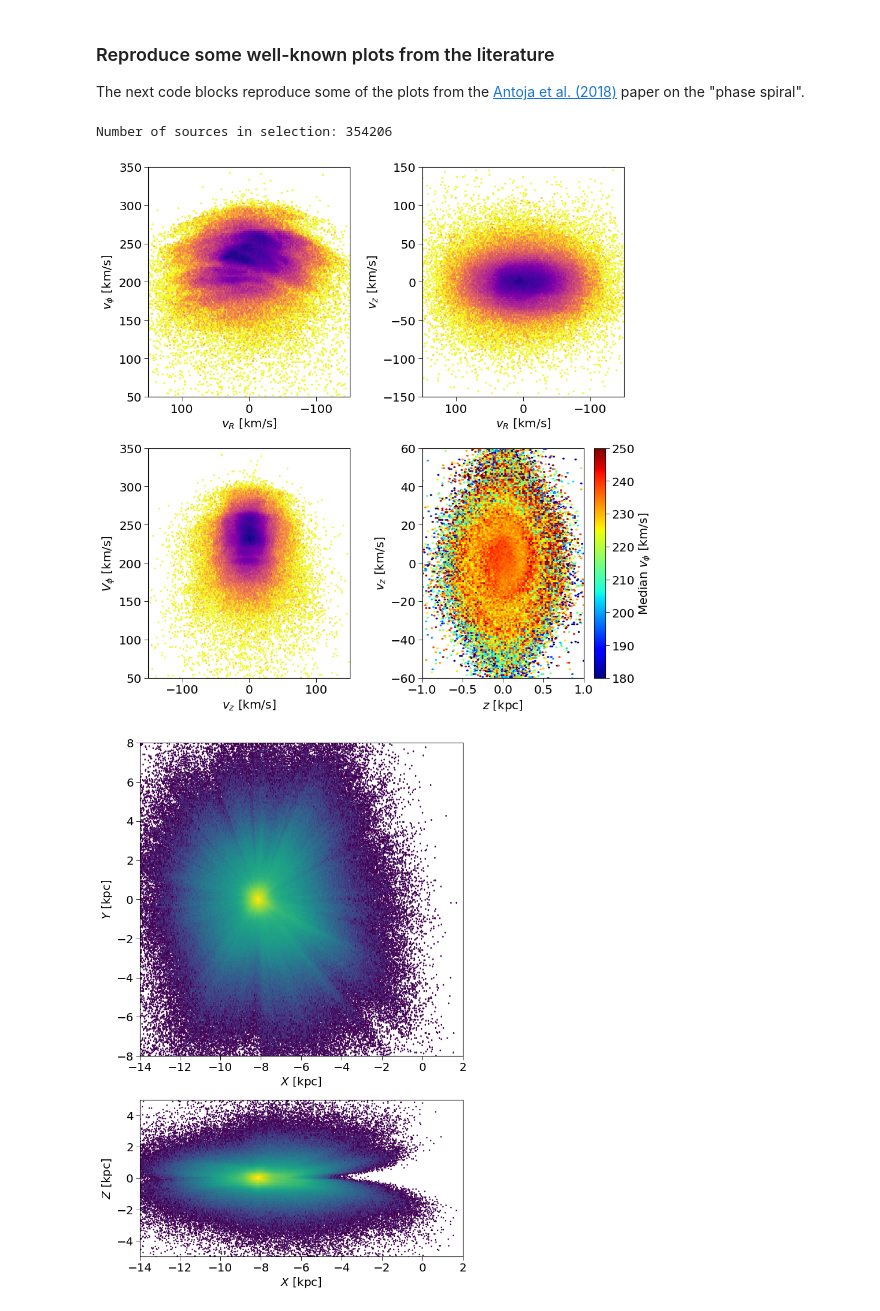
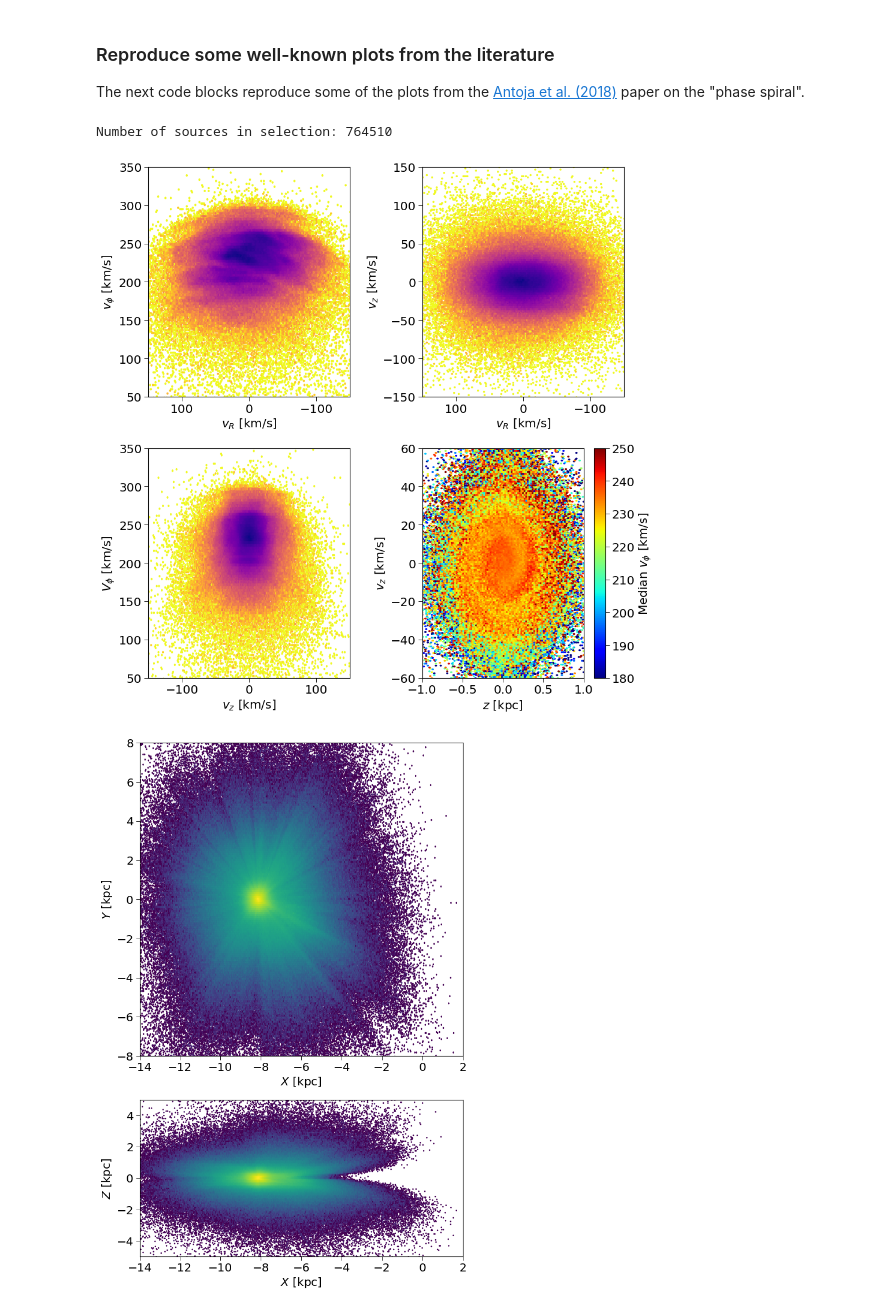
Before and after one commit to agabrown/gaiadr2-6dgold-example, a Jupyter notebook: Build6DGoldSample.ipynb, the cells around one changed output. Cells and saved outputs as stored; diff of their text form; code cells hidden in the pictures.

```diff
--- a/Build6DGoldSample.ipynb
+++ b/Build6DGoldSample.ipynb
@@ -331,27 +331,32 @@ Usun = 11.1*u.km/u.s
 Vsun = 12.24*u.km/u.s
 Wsun = 7.25*u.km/u.s
 
+# Transform to Galactocentric Cartesian
 sun_motion = CartesianDifferential(Usun, vc+Vsun, Wsun)
-gal_coords = icrs_coords.transform_to(Galactocentric(galcen_distance=Rsun, z_sun=zsun, galcen_v_sun=sun_motion))
+galactocentric_cartesian = icrs_coords.transform_to(Galactocentric(galcen_distance=Rsun,
+                                                               z_sun=zsun, galcen_v_sun=sun_motion))
+galactocentric_cartesian.set_representation_cls(base='cartesian')
 
 # Transform to Galactocentric cylindrical
-gal_coords.set_representation_cls(base='cylindrical')
+galactocentric_cylindrical = icrs_coords.transform_to(Galactocentric(galcen_distance=Rsun,
+                                                                     z_sun=zsun, galcen_v_sun=sun_motion))
+galactocentric_cylindrical.set_representation_cls(base='cylindrical')
 
-R = gal_coords.rho
-phi = gal_coords.phi.to(u.deg)
-z = gal_coords.z
-vR = gal_coords.d_rho.to(u.km/u.s)
+R = galactocentric_cylindrical.rho
+phi = galactocentric_cylindrical.phi.to(u.deg)
+phi = np.where(phi<0*u.deg, phi+360*u.deg, phi.to(u.deg))*u.deg
+z = galactocentric_cylindrical.z
+vR = galactocentric_cylindrical.d_rho.to(u.km/u.s)
 # In the literature vphi is calculated for a left-handed coordinate system!
-# This is to have for convenience postive values of vphi at the position of the sun.
-vphi = -(gal_coords.d_phi.to(u.rad/u.yr)/u.rad * gal_coords.rho).to(u.km/u.s)
-vz = gal_coords.d_z.to(u.km/u.s)
+# This is for the convenience of having postive values of vphi at the position of the sun.
+vphi = -(galactocentric_cylindrical.d_phi.to(u.rad/u.yr)/u.rad * galactocentric_cylindrical.rho).to(u.km/u.s)
+vz = galactocentric_cylindrical.d_z.to(u.km/u.s)
 # %% [markdown]
 ### Reproduce some well-known plots from the literature
 
 The next code blocks reproduce some of the plots from the [Antoja et al. (2018)](https://ui.adsabs.harvard.edu/#abs/2018Natur.561..360A/abstract) paper on the "phase spiral".
 # %%
-antoja = (R>=Rsun-100*u.pc) & (R<=Rsun+100*u.pc) & clean_poskin & (phi>170*u.deg) \
-    & (phi<190*u.deg)
+antoja = (R>=Rsun-100*u.pc) & (R<=Rsun+100*u.pc) & clean_poskin
 
 print("Number of sources in selection: {0}".format(vR[antoja].size))
 
@@ -366,33 +371,33 @@ axUV.set_xlabel(r'$v_R$ [km/s]')
 axUV.set_ylabel(r'$v_\phi$ [km/s]')
 axUV.set_xlim(-150,150)
 axUV.set_ylim(50,350)
 axUV.invert_xaxis()
 
 axUW.hexbin(vR[antoja], vz[antoja], mincnt=1, bins='log', gridsize=500, cmap='plasma_r')
 axUW.set_xlabel(r'$v_R$ [km/s]')
 axUW.set_ylabel(r'$v_z$ [km/s]')
 axUW.set_xlim(-150,150)
 axUW.set_ylim(-150,150)
 axUW.invert_xaxis()
 
 axVW.hexbin(vz[antoja], vphi[antoja], mincnt=1, bins='log', gridsize=500, cmap='plasma_r')
 axVW.set_ylabel(r'$V_\phi$ [km/s]')
 axVW.set_xlabel(r'$v_z$ [km/s]')
 axVW.set_ylim(50,350)
 axVW.set_xlim(-150,150)
 
 hbZW = axZW.hexbin(z[antoja]/1000, vz[antoja], mincnt=1, gridsize=(100,120), extent=[-1,1,-60,60],
             cmap='jet', bins=None, C=vphi[antoja], reduce_C_function=np.median, vmin=180, vmax=250)
 axZW.set_xlabel(r'$z$ [kpc]')
 axZW.set_ylabel(r'$v_z$ [km/s]')
 axZW.set_xlim(-1,1)
 axZW.set_ylim(-60,60)
 cbarZW = fig.colorbar(hbZW, ax=axZW)
 cbarZW.set_label(r'Median $v_\phi$ [km/s]')
 
 plt.tight_layout()
 plt.show()
 # %% [output]
-Number of sources in selection: 354206
+Number of sources in selection: 764510
-[figure, old version]
+[figure, new version]
 # %%
```
Also changed, not shown: parts of 2 cells of this notebook, 2 other files.
